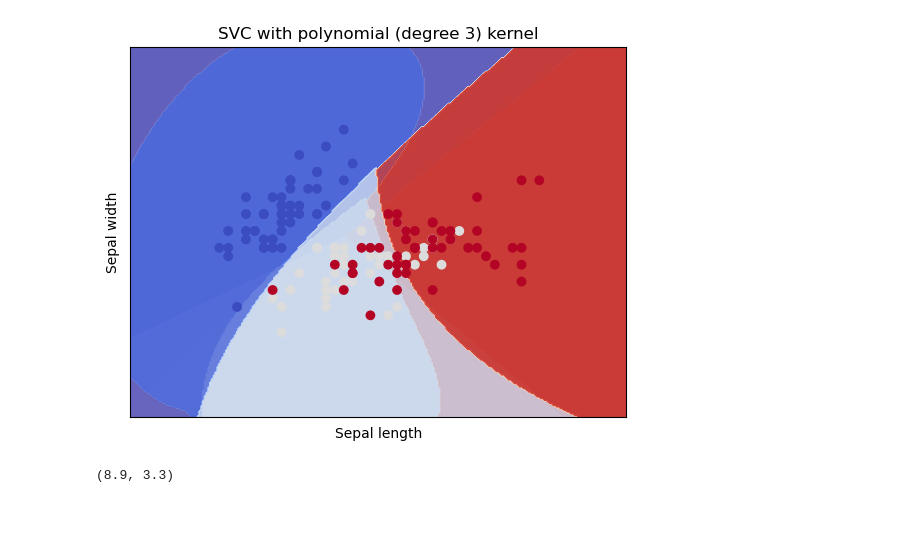
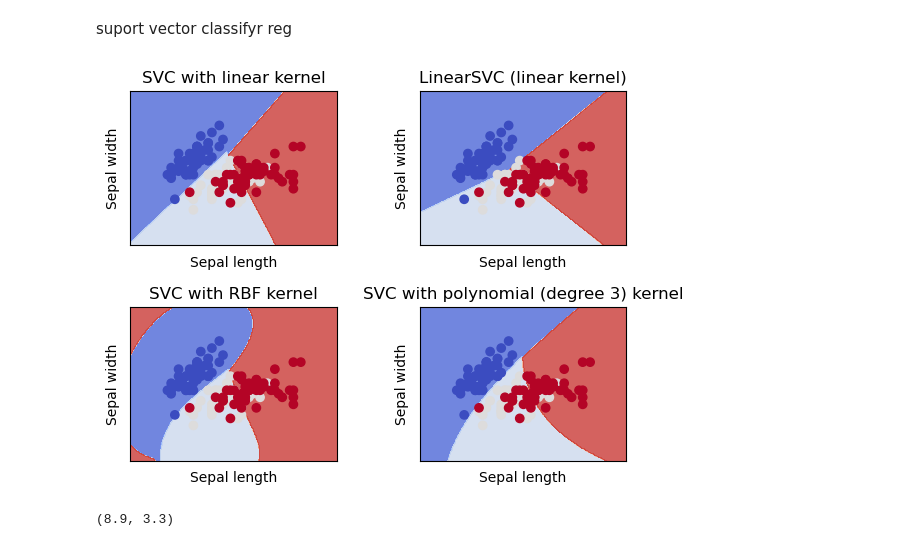
Before and after one commit to gopalkatariya44/sem-5, a Jupyter notebook: AAML/SVM/iris.ipynb, the cells around one changed output. Saved outputs shown, nothing was run; the diff lists cells and outputs as text; code cells hidden in the pictures; blank space fills up the shorter version.

```diff
--- a/AAML/SVM/iris.ipynb
+++ b/AAML/SVM/iris.ipynb
@@ -20,0 +21,3 @@ lin_svc = svm.LinearSVC(C=C).fit(X, y)
+# %% [markdown]
+suport vector classifyr
+reg
@@ -33,29 +48,29 @@ titles = ['SVC with linear kernel',
 # %%
 for i, clf in enumerate((svc, lin_svc, rbf_svc, poly_svc)):
     # Plot the decision boundary. For that, we will assign a color to each
     # point in the mesh [x_min, x_max]x[y_min, y_max].
-#     plt.subplot(2, 2, i + 1)
+    plt.subplot(2, 2, i + 1)
     plt.subplots_adjust(wspace=0.4, hspace=0.4)
 
     Z = clf.predict(np.c_[xx.ravel(), yy.ravel()])
 
     # Put the result into a color plot
     Z = Z.reshape(xx.shape)
     plt.contourf(xx, yy, Z, cmap=plt.cm.coolwarm, alpha=0.8)
 
     # Plot also the training points
     plt.scatter(X[:, 0], X[:, 1], c=y, cmap=plt.cm.coolwarm)
     plt.xlabel('Sepal length')
     plt.ylabel('Sepal width')
     plt.xlim(xx.min(), xx.max())
     plt.ylim(yy.min(), yy.max())
     plt.xticks(())
     plt.yticks(())
     plt.title(titles[i])
 
 plt.show()
 # %% [output]
-[figure, old version]
+[figure, new version]
 # %%
 x_max,x_min
 # %% [output]
```
Also changed, not shown: parts of 4 cells of this notebook, 7 other files.
